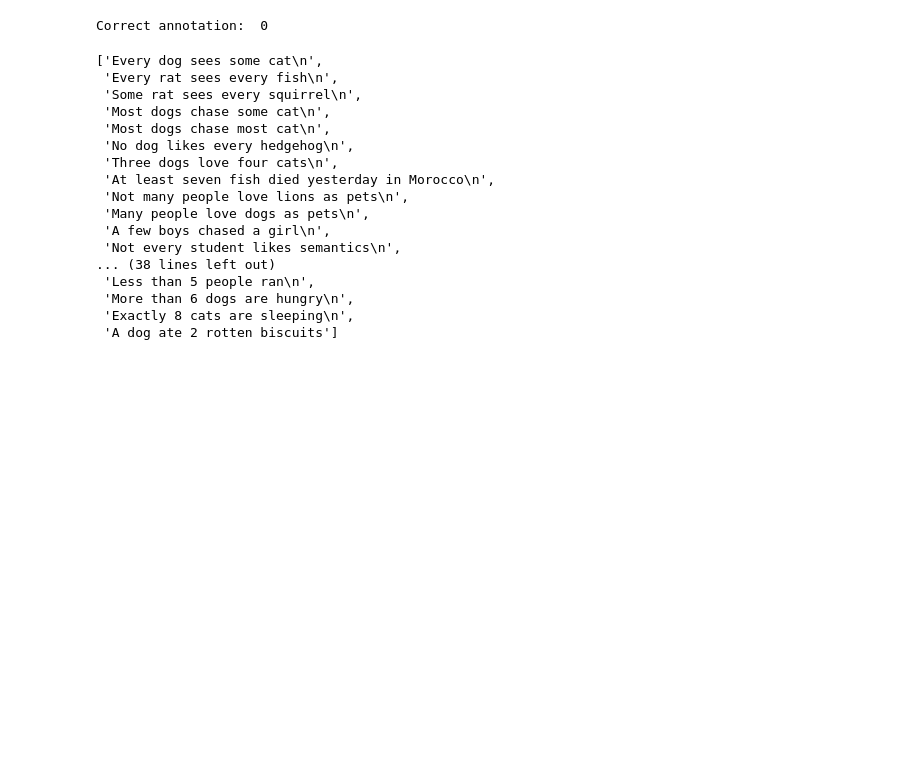
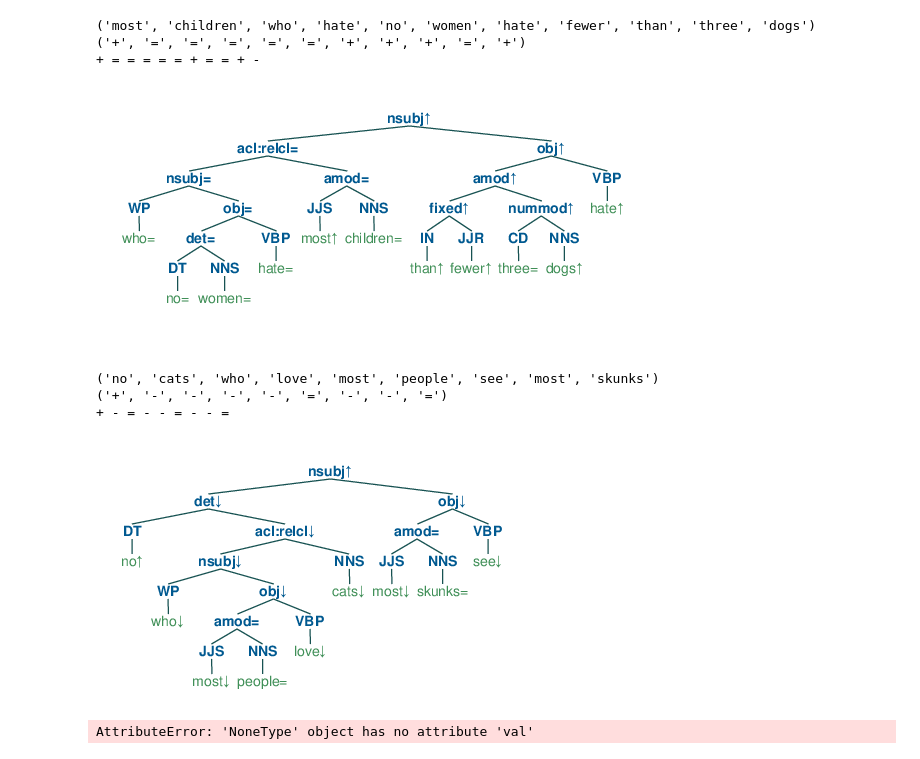
Before and after one commit to eric11eca/NeuralLog, a Jupyter notebook: src/Udep2Mono.ipynb, the cells around one changed output. Drawn from its saved outputs; the diff is of its cells as text; code cells hidden in the pictures; blank space fills up the shorter version.

```diff
--- a/src/Udep2Mono.ipynb
+++ b/src/Udep2Mono.ipynb
@@ -1215,51 +1146,0 @@ class PolarizationPipeline:
-# %%
-import numpy as np
-from tqdm import tqdm
-
-incorrect = []
-need_process = []
-num_correct = 0
-
-with open("Udep2Mono/gold.txt", "r") as data:
-    with open("Udep2Mono/gold_label.txt", "r") as label:
-        labels = label.readlines()
-        sentences = data.readlines()
-        pipeline = PolarizationPipeline(verbose=0)
-
-        for i in tqdm(range(len(sentences))):
-            annotation = pipeline.single_polarization(sentences[i])
-            annotated_sent = annotation2string(annotation)
-            vec = [arrow2int(x) for x in annotated_sent.split(' ')]
-            label = [arrow2int(x) for x in labels[i].split(' ')]
-
-            if len(vec) == len(label):
-                x = np.array(vec)
-                y = np.array(label)
-                if np.array_equal(x, y):
-                    num_correct += 1
-                else:
-                    incorrect.append(annotation['original'])
-            else:
-                need_process.append(annotation['original'])
-
-print("Correct annotation: ", num_correct)
-incorrect
-# %% [output]
-Correct annotation:  0
-['Every dog sees some cat\n',
- 'Every rat sees every fish\n',
- 'Some rat sees every squirrel\n',
- 'Most dogs chase some cat\n',
- 'Most dogs chase most cat\n',
- 'No dog likes every hedgehog\n',
- 'Three dogs love four cats\n',
- 'At least seven fish died yesterday in Morocco\n',
- 'Not many people love lions as pets\n',
- 'Many people love dogs as pets\n',
- 'A few boys chased a girl\n',
- 'Not every student likes semantics\n',
-... (38 lines left out)
- 'Less than 5 people ran\n',
- 'More than 6 dogs are hungry\n',
- 'Exactly 8 cats are sleeping\n',
- 'A dog ate 2 rotten biscuits']
@@ -1271,2 +1157,28 @@ annotation2string(annotate1)
+# %%
+pipeline = PolarizationPipeline(verbose=0)
+i = 0
+for i in range(len(val_x)):
+    if i > 10:
+        break
+    annotation = pipeline.single_polarization(val_x[i])
+    ann = list(annotation['annotated'].popkeys())
+    ann = list(zip(*ann))
+    polarity = ann[2]
+    print(ann[0])
+    print(polarity)
+    print(val_y[i].replace('u', '+').replace('e', '=').replace('d', '-'))
+    tree1 = pipeline.postprocess(annotation["polarized_tree"],[])
+    btree = Tree.fromstring(tree1.replace('[', '(').replace(']', ')'))
+    jupyter_draw_nltk_tree(btree)
+# %% [output]
+('most', 'children', 'who', 'hate', 'no', 'women', 'hate', 'fewer', 'than', 'three', 'dogs')
+('+', '=', '=', '=', '=', '=', '+', '+', '+', '=', '+')
++ = = = = = + = = + -
+[figure, added]
+('no', 'cats', 'who', 'love', 'most', 'people', 'see', 'most', 'skunks')
+('+', '-', '-', '-', '-', '=', '-', '-', '=')
++ - = - - = - - =
+[figure, added]
+AttributeError: 'NoneType' object has no attribute 'val'
 # %%
 #test for more/less than
```
Also changed, not shown: parts of 17 cells of this notebook, 15 other files.
